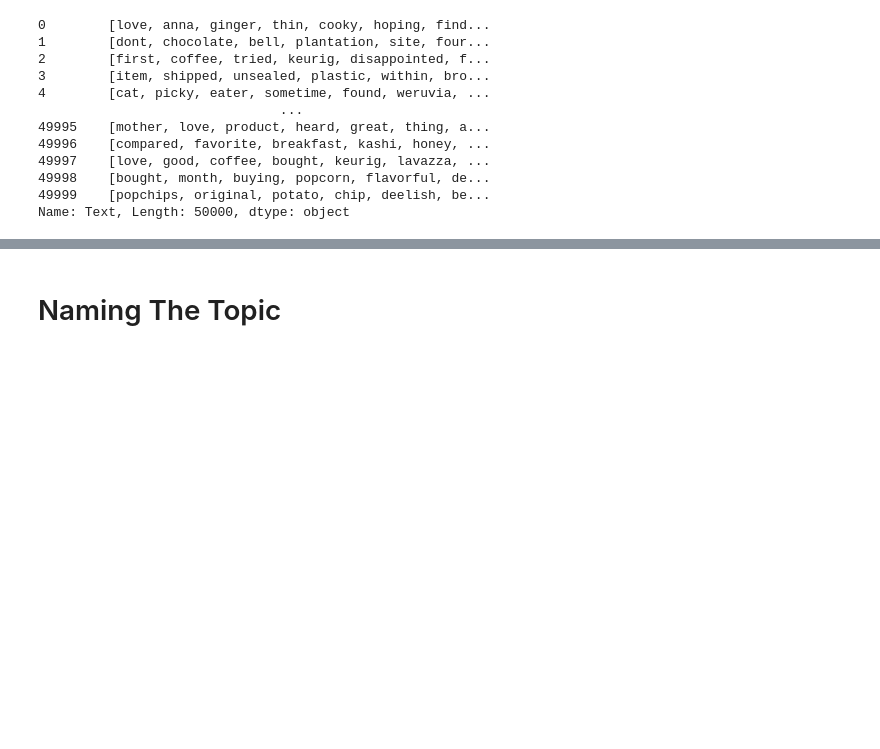
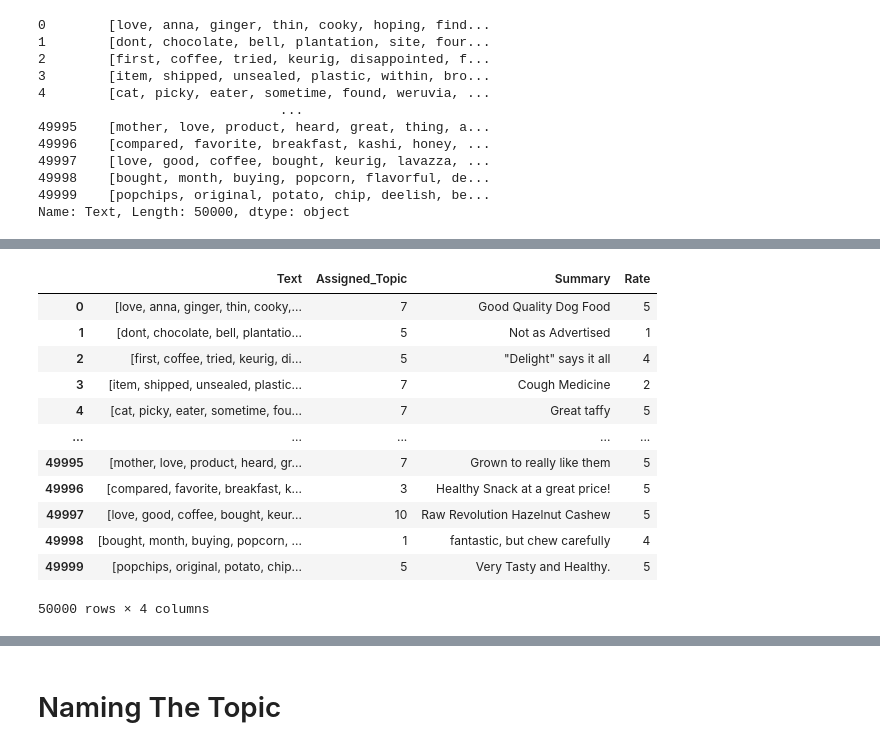
Before and after one commit to dunp7/Extract-Marketing-Information-NLP-, a Jupyter notebook: LDA.ipynb, the cells around one changed output, grey strips where cells are left out. Drawn from its saved outputs; the diff is of its cells as text; code cells hidden in the pictures; blank space fills up the shorter version.

```diff
--- a/LDA.ipynb
+++ b/LDA.ipynb
@@ -249 +249,35 @@ chosen_model = model_list[7]
 model_topics = chosen_model.show_topics(formatted=False)
+# %%
+# Get topic distribution for each document
+topic_dist_per_doc = []
+for doc in doc_term_matrix:
+    topic_dist = optimal_model.get_document_topics(doc, minimum_probability=0.0)
+    topic_dist_per_doc.append(topic_dist)
+
+# Assign documents to topics
+assigned_topics = []
+for doc_topics in topic_dist_per_doc:
+    max_prob_topic = max(doc_topics, key=lambda x: x[1])
+    assigned_topics.append(max_prob_topic[0])
+# %%
+df['Assigned_Topic'] = assigned_topics
+# %%
+df['Summary'] = data['Summary']
+# %%
+df['Rate'] = data['Score']
+# %%
+df
+# %% [output]
+|  | Text | Assigned_Topic | Summary | Rate |
+| 0 | [love, anna, ginger, thin, cooky,... | 7 | Good Quality Dog Food | 5 |
+| 1 | [dont, chocolate, bell, plantatio... | 5 | Not as Advertised | 1 |
+| 2 | [first, coffee, tried, keurig, di... | 5 | "Delight" says it all | 4 |
+| 3 | [item, shipped, unsealed, plastic... | 7 | Cough Medicine | 2 |
+| 4 | [cat, picky, eater, sometime, fou... | 7 | Great taffy | 5 |
+| ... | ... | ... | ... | ... |
+| 49995 | [mother, love, product, heard, gr... | 7 | Grown to really like them | 5 |
+| 49996 | [compared, favorite, breakfast, k... | 3 | Healthy Snack at a great price! | 5 |
+| 49997 | [love, good, coffee, bought, keur... | 10 | Raw Revolution Hazelnut Cashew | 5 |
+| 49998 | [bought, month, buying, popcorn, ... | 1 | fantastic, but chew carefully | 4 |
+| 49999 | [popchips, original, potato, chip... | 5 | Very Tasty and Healthy. | 5 |
+50000 rows × 4 columns
```
Also changed, not shown: parts of 15 cells of this notebook.
